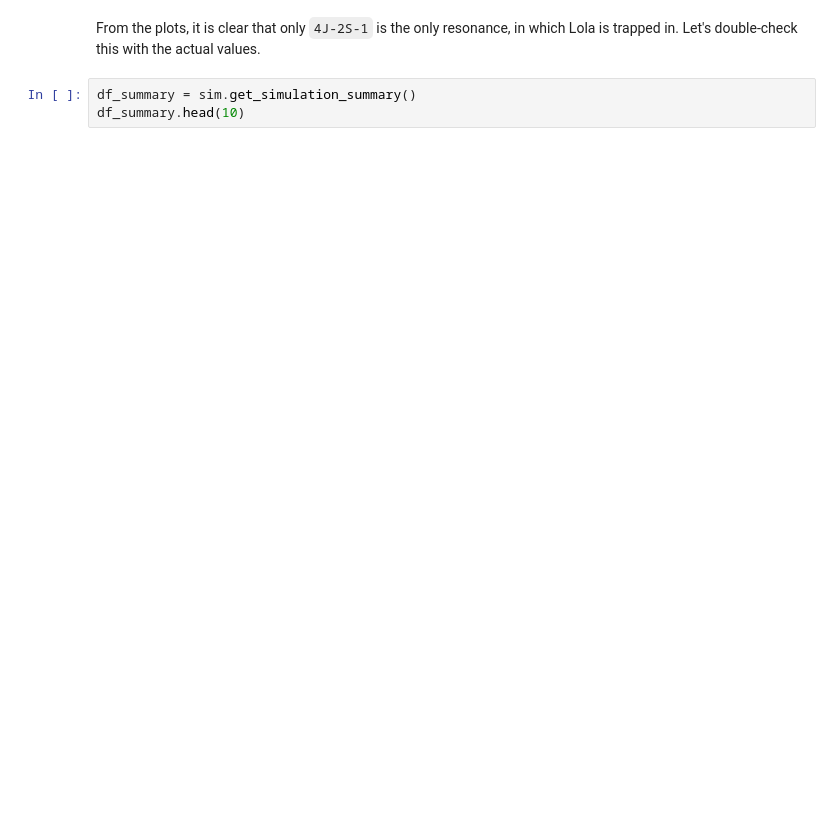
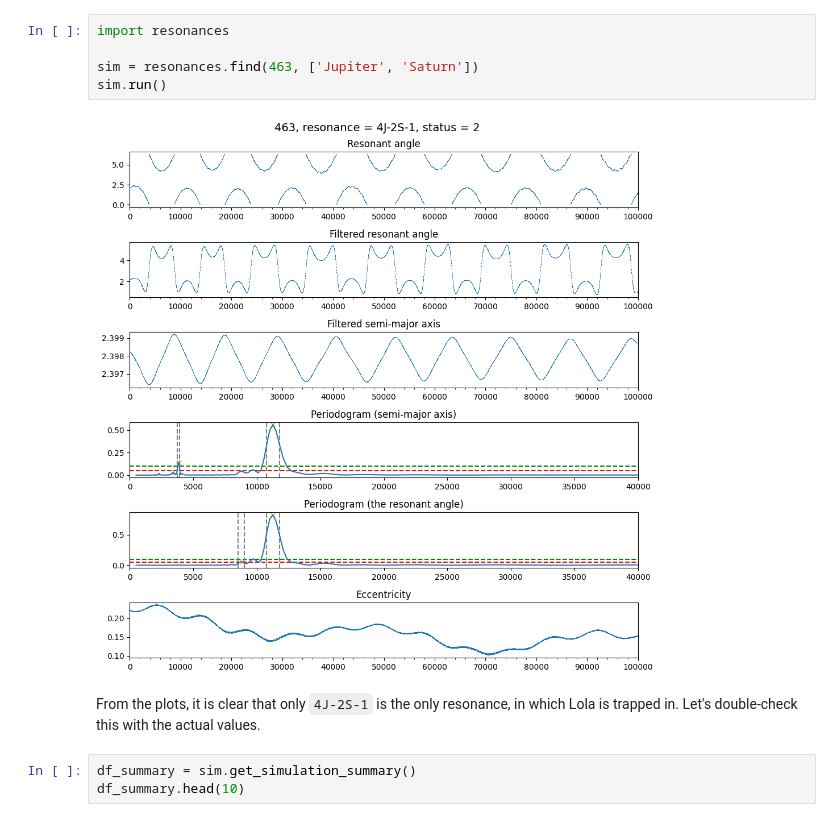
Before and after one commit to smirik/resonances, a Jupyter notebook: docs/examples.ipynb, the cells around one changed output. Drawn from its saved outputs; the diff is of its cells as text; blank space fills up the shorter version.

```diff
--- a/docs/examples.ipynb
+++ b/docs/examples.ipynb
@@ -72,3 +22,10 @@ sim.run()
+# %%
+import resonances
+
+sim = resonances.find(463, ['Jupiter', 'Saturn'])
+sim.run()
+# %% [output]
+[figure, added]
 # %% [markdown]
 From the plots, it is clear that only `4J-2S-1` is the only resonance, in which Lola is trapped in. Let's double-check this with the actual values.
 # %%
```
Also changed, not shown: parts of 27 cells of this notebook, 20 other files.
